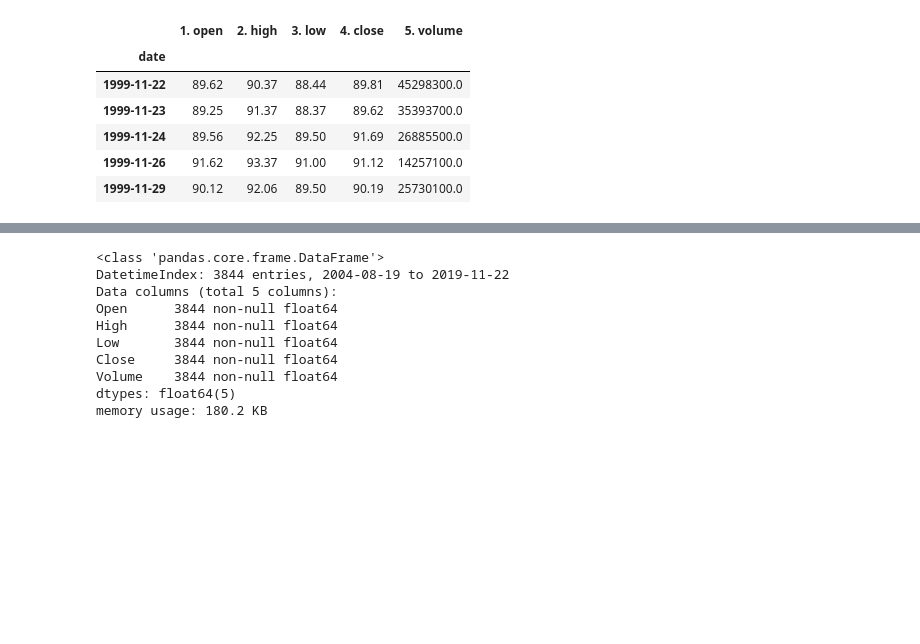
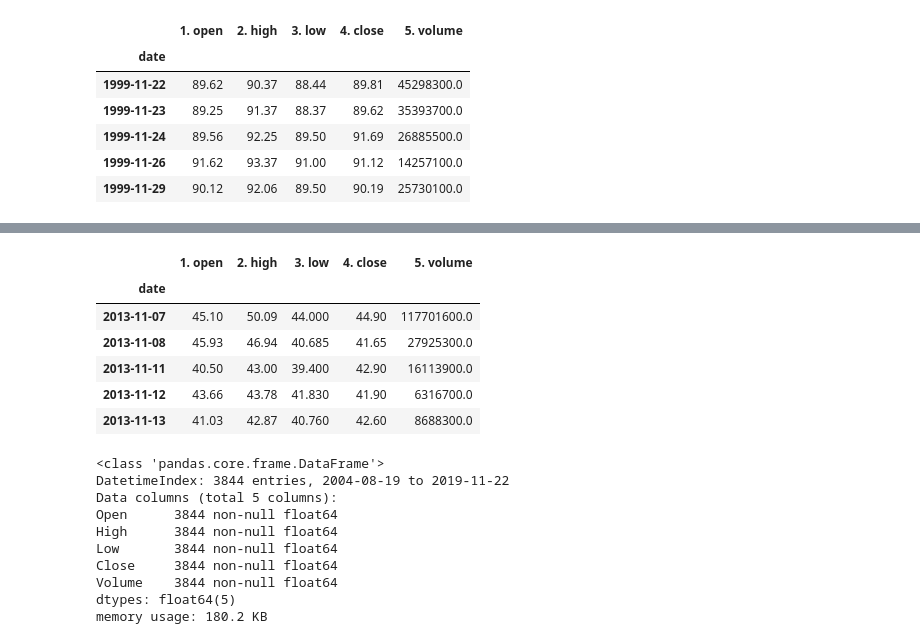
Before and after one commit to gaurangdavda/InvestoBot, a Jupyter notebook: Training/portfolio_optimization_using_alpha_vantage.ipynb, the cells around one changed output, grey strips where cells are left out. Cells and saved outputs as stored; diff of their text form; code cells hidden in the pictures; blank space fills up the shorter version.

```diff
--- a/Training/portfolio_optimization_using_alpha_vantage.ipynb
+++ b/Training/portfolio_optimization_using_alpha_vantage.ipynb
@@ -47,3 +55,13 @@ msft.head()
+# %%
+twtr.head()
+# %% [output]
+|  | 1. open | 2. high | 3. low | 4. close | 5. volume |
+| date |  |  |  |  |  |
+| 2013-11-07 | 45.10 | 50.09 | 44.000 | 44.90 | 117701600.0 |
+| 2013-11-08 | 45.93 | 46.94 | 40.685 | 41.65 | 27925300.0 |
+| 2013-11-11 | 40.50 | 43.00 | 39.400 | 42.90 | 16113900.0 |
+| 2013-11-12 | 43.66 | 43.78 | 41.830 | 41.90 | 6316700.0 |
+| 2013-11-13 | 41.03 | 42.87 | 40.760 | 42.60 | 8688300.0 |
 # %%
 googl = googl.rename(columns={'1. open': 'Open', '2. high':'High', '3. low':'Low', '4. close':'Close', '5. volume':'Volume'})
 msft = msft.rename(columns={'1. open': 'Open', '2. high':'High', '3. low':'Low', '4. close':'Close', '5. volume':'Volume'})
```
Also changed, not shown: parts of 14 cells of this notebook.
